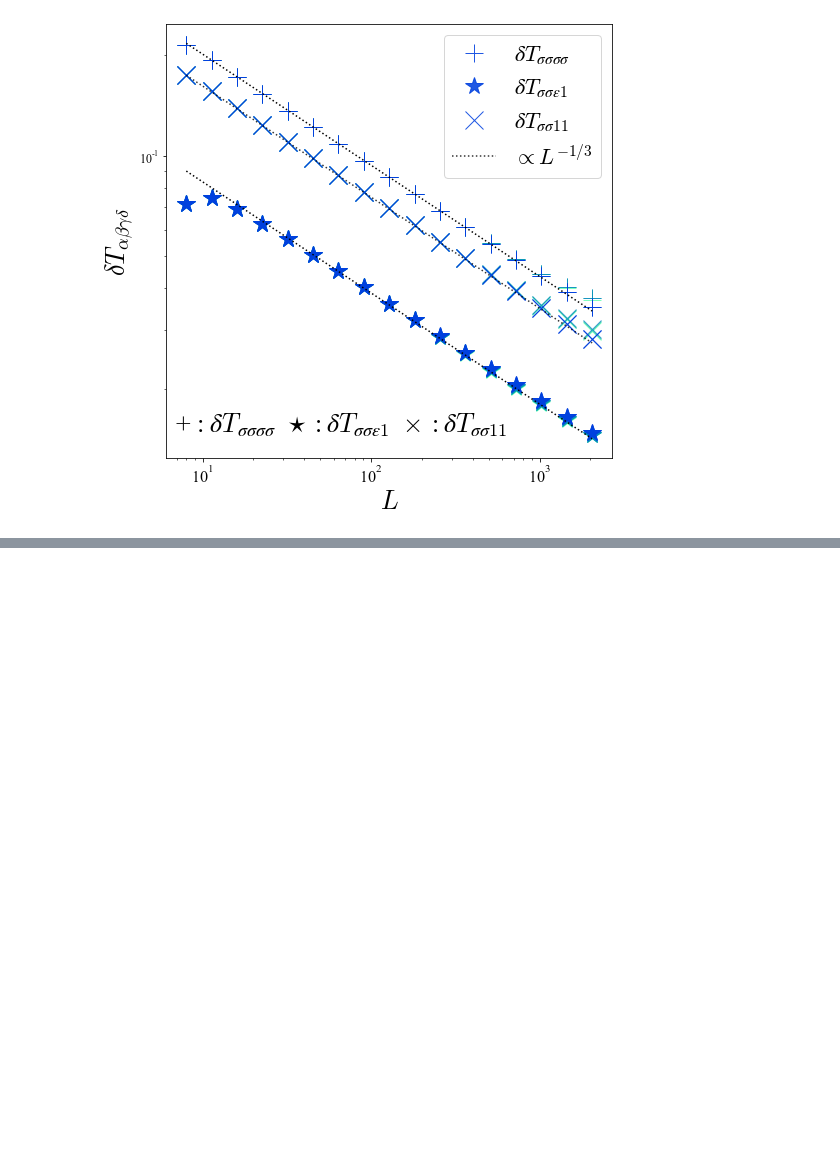
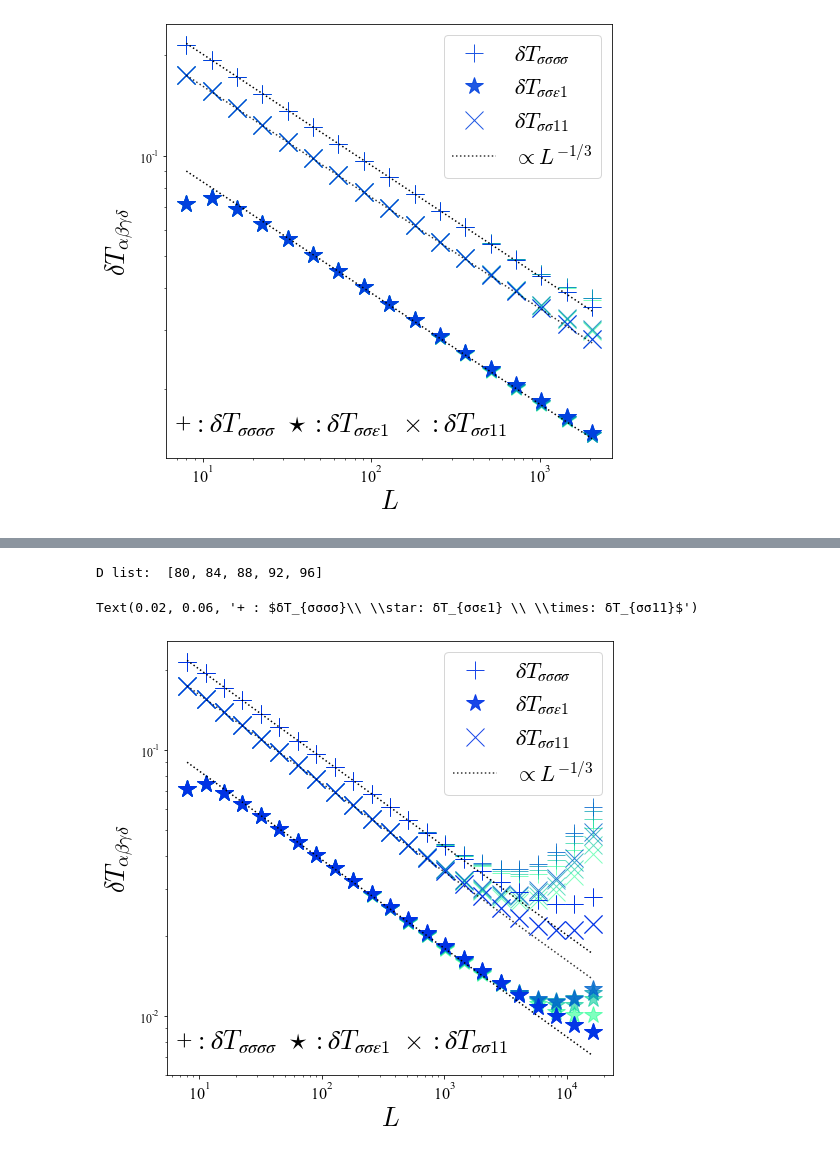
Before and after one commit to dartsushi/TRG_D4_symmetry, a Jupyter notebook: TRG_analysis-Ising.ipynb, the cells around one changed output, grey strips where cells are left out. Drawn from its saved outputs; the diff is of its cells as text; code cells hidden in the pictures; blank space fills up the shorter version.

```diff
--- a/TRG_analysis-Ising.ipynb
+++ b/TRG_analysis-Ising.ipynb
@@ -353,0 +360,44 @@ D list:  [84, 88, 92, 96]
+# %%
+D_list = [80,84,88,92,96]
+step_list = np.arange(4,27,1)
+L_list = 2*np.sqrt(2)**step_list
+
+fp_list = np.zeros((len(D_list),len(step_list),3,3,3,3))
+for i,D in enumerate(D_list):
+    for j,step in enumerate(step_list):
+        fp_list[i,j] = np.load("fptensor/Ising_D_{}_step_{}.npy".format(D,step))
+
+plt.figure(figsize=(8,8))
+cutoff = 0
+ssss = s4(zb,1/2)-fp_list[:,:,1,1,1,1]
+ss=two_point(zb*np.sqrt(2),1)-fp_list[:,:,1,1,0,0]
+sse=three_point(zb,[1,1,2],[1,1,2])-np.abs(fp_list[:,:,1,1,2,0])
+
+scale_list = []
+print("D list: ",D_list[cutoff:])
+for i in range(cutoff,len(D_list)):
+    scale = (len(D_list)-i)/(len(D_list)-cutoff)
+    alpha = (1-scale)*0.5+0.5
+    plt.plot(L_list,ssss[i],"+",markersize=18,color=cm.winter(scale),alpha=alpha)
+    plt.plot(L_list,ss[i],"x",markersize=18,color=cm.winter(scale),alpha=alpha)
+    plt.plot(L_list,sse[i],"*",markersize=18,color=cm.winter(scale),alpha=alpha)
+    scale_list.append(scale)
+    if D_list[i] == D_list[-1]:
+        plt.plot(L_list,ssss[i],"+",label=r"$δT_{σσσσ}$",markersize=18,color=cm.winter(scale),alpha=alpha)
+        plt.plot(L_list,sse[i],"*",label=r"$δT_{σσε1}$",markersize=18,color=cm.winter(scale),alpha=alpha)
+        plt.plot(L_list,ss[i],"x",label=r"$δT_{σσ11}$",markersize=18,color=cm.winter(scale),alpha=alpha)
+
+plt.plot(L_list,ss[-1,0]*(L_list[0]/L_list)**(1/3),":",color="black",label=r"$\propto L^{-1/3}$",alpha=0.8)
+plt.plot(L_list,sse[-1,5]*(L_list[5]/L_list)**(1/3),":",color="black")
+plt.plot(L_list,ssss[-1,3]*(L_list[3]/L_list)**(1/3),":",color="black")
+
+plt.xscale("log")
+plt.yscale("log")
+plt.xlabel(r"$L$",fontsize=26)
+plt.ylabel(r"$\delta T_{\alpha\beta\gamma\delta}$",fontsize=26)
+plt.legend(fontsize=22)
+plt.annotate(r"+ : $δT_{σσσσ}\ \star: δT_{σσε1} \ \times: δT_{σσ11}$", xy=(0.02, 0.06), xycoords='axes fraction',fontsize=26)
+# %% [output]
+D list:  [80, 84, 88, 92, 96]
+Text(0.02, 0.06, '+ : $δT_{σσσσ}\\ \\star: δT_{σσε1} \\ \\times: δT_{σσ11}$')
+[figure, added]
```
Also changed, not shown: parts of 1 cell of this notebook, 1 other file.
